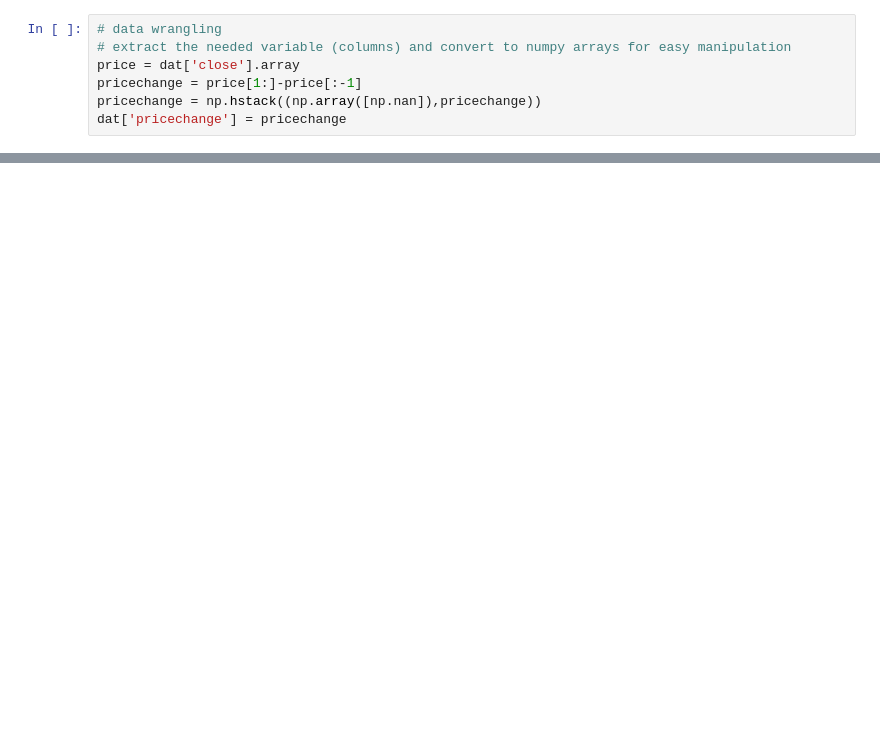
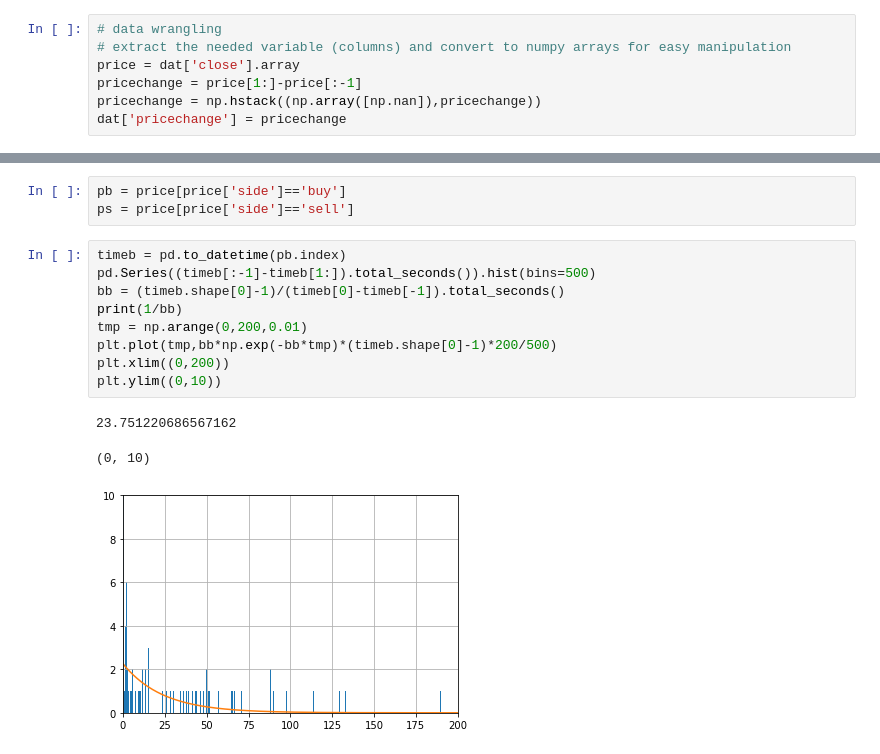
Before and after one commit to oskuH/IDS22-crypto, a Jupyter notebook: main.ipynb, the cells around one changed output, grey strips where cells are left out. Cells and saved outputs as stored; diff of their text form; blank space fills up the shorter version.

```diff
--- a/main.ipynb
+++ b/main.ipynb
@@ -172,0 +204,16 @@ plt.hist(times)
+# %%
+pb = price[price['side']=='buy']
+ps = price[price['side']=='sell']
+# %%
+timeb = pd.to_datetime(pb.index)
+pd.Series((timeb[:-1]-timeb[1:]).total_seconds()).hist(bins=500)
+bb = (timeb.shape[0]-1)/(timeb[0]-timeb[-1]).total_seconds()
+print(1/bb)
+tmp = np.arange(0,200,0.01)
+plt.plot(tmp,bb*np.exp(-bb*tmp)*(timeb.shape[0]-1)*200/500)
+plt.xlim((0,200))
+plt.ylim((0,10))
+# %% [output]
+23.751220686567162
+(0, 10)
+[figure, added]
```
Also changed, not shown: parts of 11 cells of this notebook.
